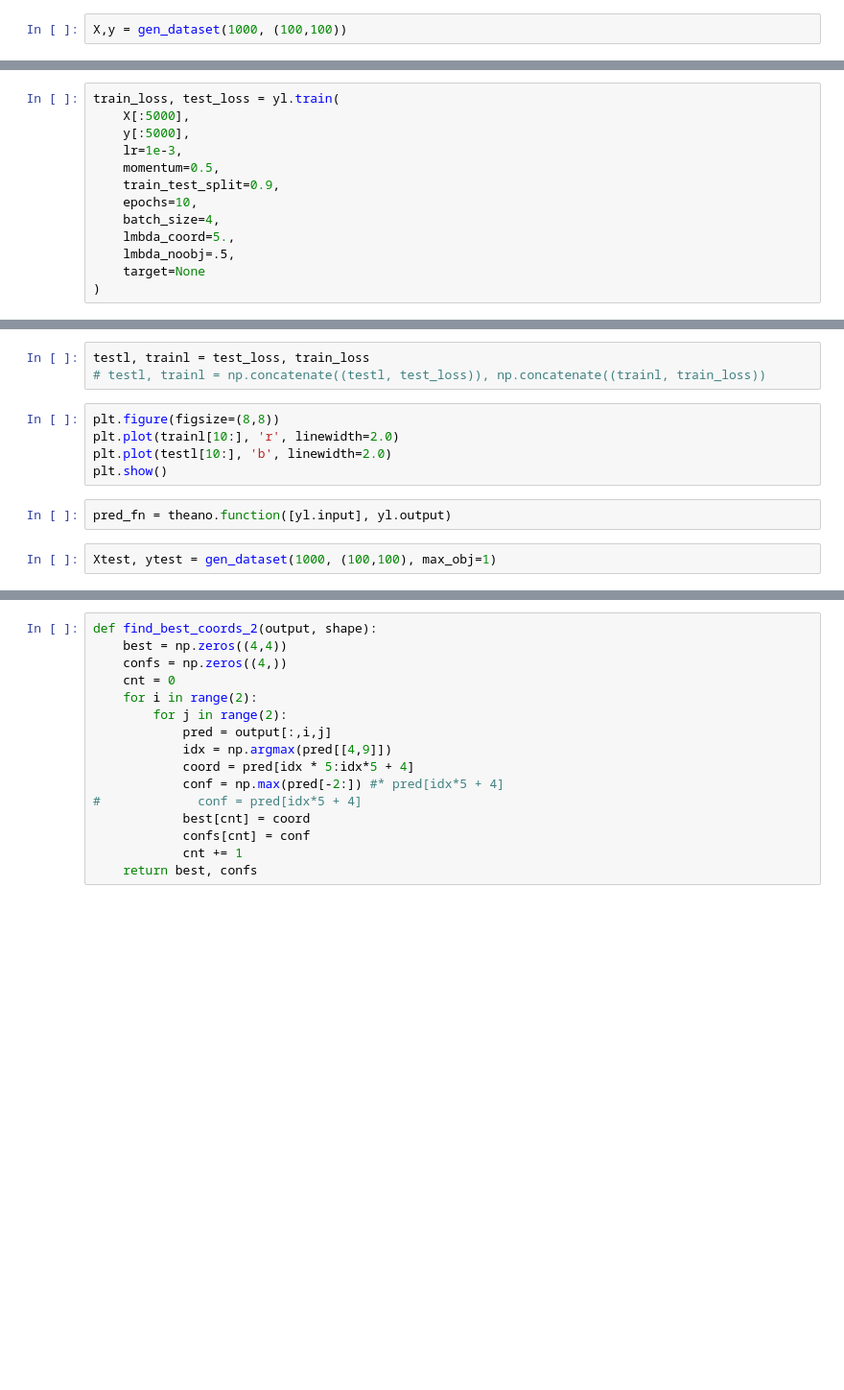
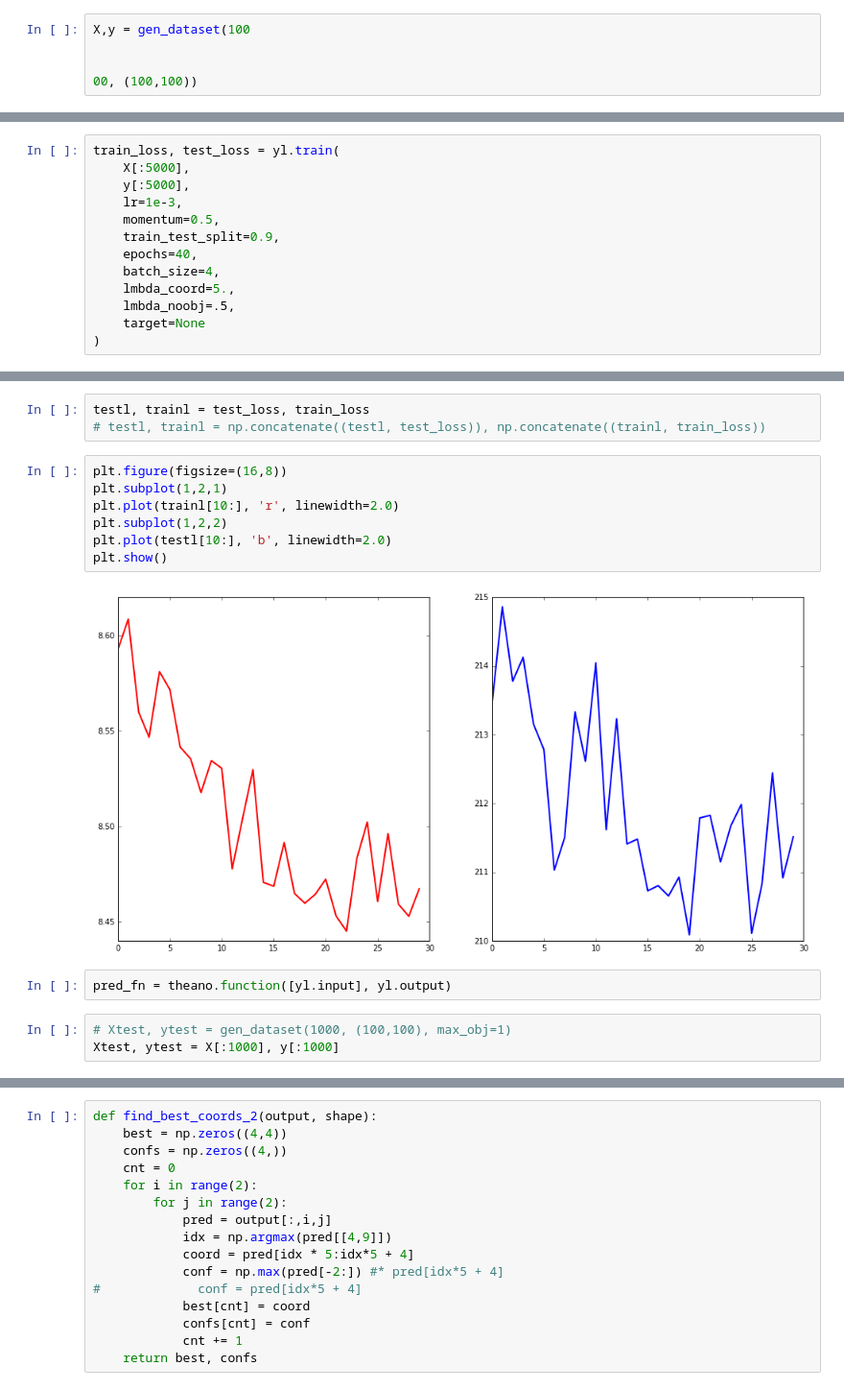
Before and after one commit to ColinGaudreau/bnr_ml, a Jupyter notebook: objectdetect/notebooks/test_yolo_with_synth.ipynb, the cells around one changed output, grey strips where cells are left out. Shown at 96% size. Cells and saved outputs as stored; diff of their text form; blank space fills up the shorter version.

```diff
--- a/objectdetect/notebooks/test_yolo_with_synth.ipynb
+++ b/objectdetect/notebooks/test_yolo_with_synth.ipynb
@@ -112,7 +112,10 @@ def gen_dataset(size, shape, max_obj=1):
         X[i], y[i] = dat[0].swapaxes(2,1).swapaxes(1,0), dat[1]
     return X.astype(theano.config.floatX), y.astype(theano.config.floatX)
 # %%
-X,y = gen_dataset(1000, (100,100))
+X,y = gen_dataset(100
+
+
+00, (100,100))
 # %%
 N = np.int_(X.shape[0] * np.random.rand())
 plt.imshow(X[N,0], 'gray')
@@ -276,7 +237,7 @@ train_loss, test_loss = yl.train(
     lr=1e-3,
     momentum=0.5,
     train_test_split=0.9,
-    epochs=10,
+    epochs=40,
     batch_size=4,
     lmbda_coord=5.,
     lmbda_noobj=.5,
@@ -298,14 +286,19 @@ Changed the regularization parameter to improve the classification accuracy.
 testl, trainl = test_loss, train_loss
 # testl, trainl = np.concatenate((testl, test_loss)), np.concatenate((trainl, train_loss))
 # %%
-plt.figure(figsize=(8,8))
+plt.figure(figsize=(16,8))
+plt.subplot(1,2,1)
 plt.plot(trainl[10:], 'r', linewidth=2.0)
+plt.subplot(1,2,2)
 plt.plot(testl[10:], 'b', linewidth=2.0)
 plt.show()
+# %% [output]
+[figure, added]
 # %%
 pred_fn = theano.function([yl.input], yl.output)
 # %%
-Xtest, ytest = gen_dataset(1000, (100,100), max_obj=1)
+# Xtest, ytest = gen_dataset(1000, (100,100), max_obj=1)
+Xtest, ytest = X[:1000], y[:1000]
 # %%
 ti = time.time()
 tmp = pred_fn(Xtest[:500])
```
Also changed, not shown: parts of 11 cells of this notebook, 3 other files.
